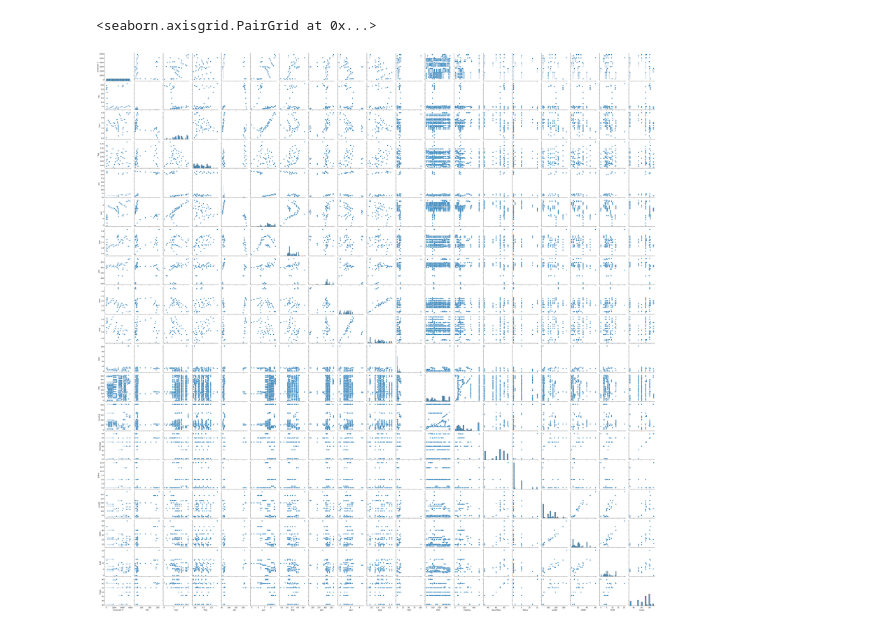
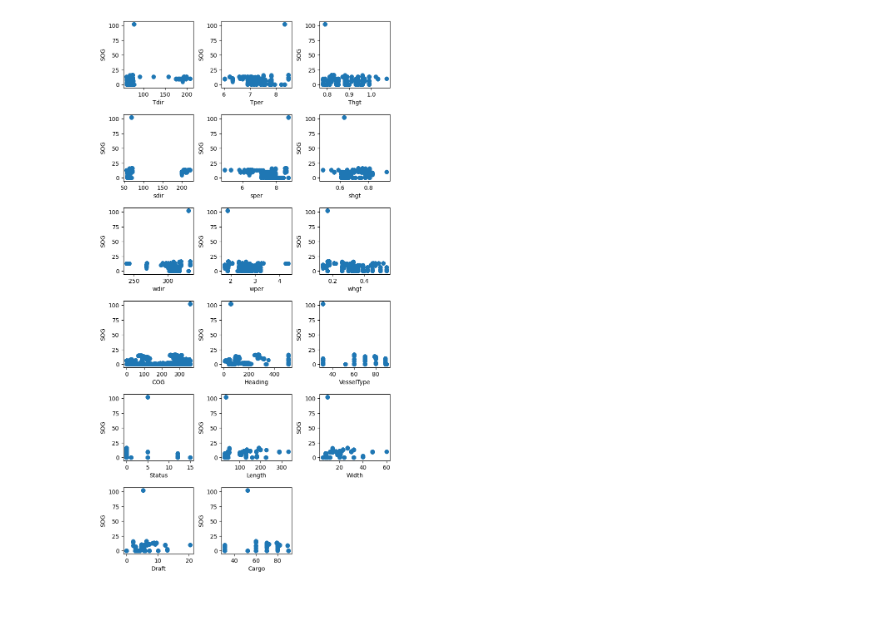
Before and after one commit to Pratit23/Oil-Spill-Prediction-AIS, a Jupyter notebook: Feature_Selection.ipynb, the cells around one changed output. Cells and saved outputs as stored; diff of their text form; code cells hidden in the pictures.

```diff
--- a/Feature_Selection.ipynb
+++ b/Feature_Selection.ipynb
@@ -45,8 +45,20 @@ x.corr(method ='pearson')
-# %%
-sns.pairplot(x)
-# %% [output]
-<seaborn.axisgrid.PairGrid at 0x...>
-[figure, removed]
+# %%
+plt.figure(figsize=(8, 16))
+plt.subplots_adjust(left=0.1,
+                    bottom=0.1,
+                    right=0.9,
+                    top=0.9,
+                    wspace=0.4,
+                    hspace=0.4)
+for i, col in enumerate(x.columns):
+    plt.subplot(6, 3, i + 1)
+    tempX = x[col]
+    plt.scatter(tempX, y)
+    plt.xlabel(col)
+    plt.ylabel("SOG")
+plt.show()
+# %% [output]
+[figure, added]
 # %%
 # using heatmap to find correlation
 plt.figure(figsize=(8,8))
```
Also changed, not shown: parts of 9 cells of this notebook, 1 other file.
